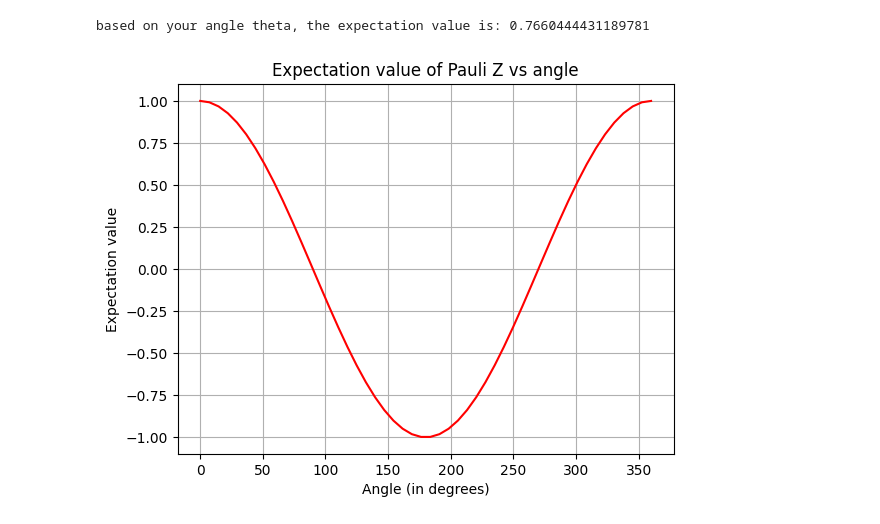
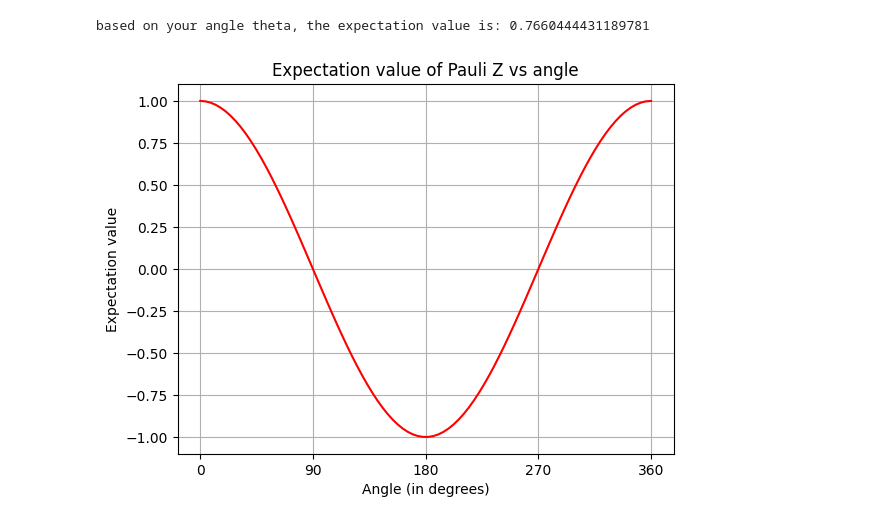
Before and after one commit to meronheron/PennyLane, a Jupyter notebook: task123.ipynb, the cells around one changed output. Drawn from its saved outputs; the diff is of its cells as text; code cells hidden in the pictures.

Commit message:
feat:adjusted the horzinotal line of the graph for better observation

```diff
--- a/task123.ipynb
+++ b/task123.ipynb
@@ -104,9 +104,10 @@ expvals = [circuit3(np.deg2rad(d)) for d in deg]
 # %%
 plt.plot(deg, expvals, "r-", label="Expectation value")
 plt.xlabel('Angle (in degrees)')
 plt.ylabel('Expectation value')
 plt.title('Expectation value of Pauli Z vs angle')
 plt.grid(True)
+plt.xticks([0, 90, 180, 270, 360])
 plt.show()
 # %% [output]
-[figure, old version]
+[figure, new version]
```
Also changed, not shown: parts of 1 cell of this notebook.
